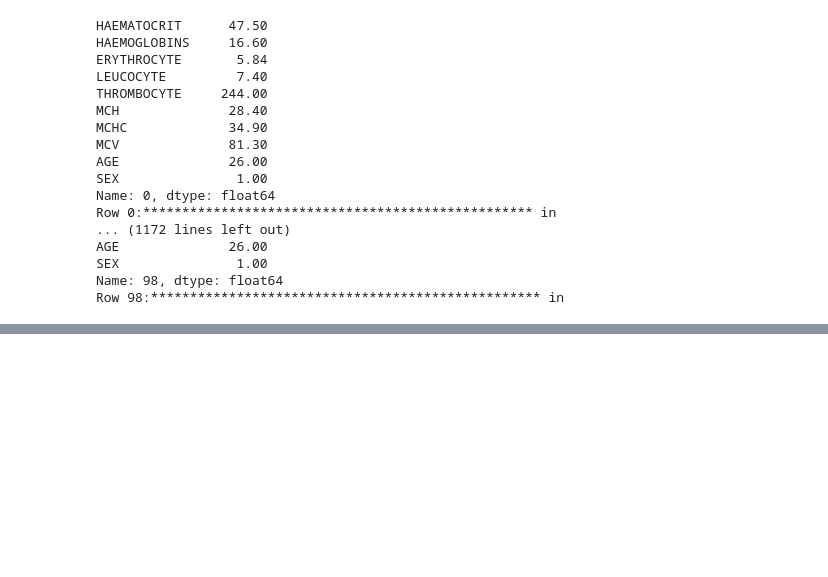
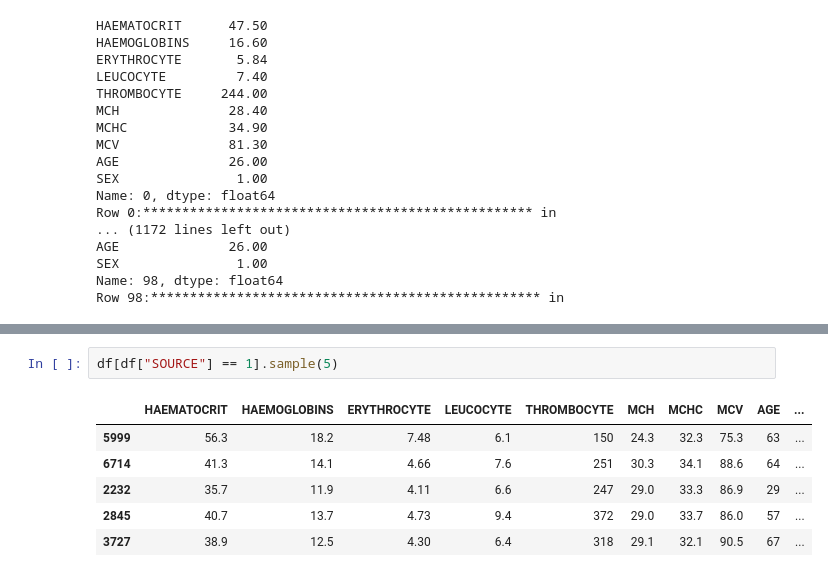
Before and after one commit to ambica-manoj/clinical_trial, a Jupyter notebook: backend/Health.ipynb, the cells around one changed output, grey strips where cells are left out. Cells and saved outputs as stored; diff of their text form; blank space fills up the shorter version.

```diff
--- a/backend/Health.ipynb
+++ b/backend/Health.ipynb
@@ -446,0 +506,9 @@ Row 98:************************************************** in
+# %%
+df[df["SOURCE"] == 1].sample(5)
+# %% [output]
+|  | HAEMATOCRIT | HAEMOGLOBINS | ERYTHROCYTE | LEUCOCYTE | THROMBOCYTE | MCH | MCHC | MCV | AGE | ... |
+| 5999 | 56.3 | 18.2 | 7.48 | 6.1 | 150 | 24.3 | 32.3 | 75.3 | 63 | ... |
+| 6714 | 41.3 | 14.1 | 4.66 | 7.6 | 251 | 30.3 | 34.1 | 88.6 | 64 | ... |
+| 2232 | 35.7 | 11.9 | 4.11 | 6.6 | 247 | 29.0 | 33.3 | 86.9 | 29 | ... |
+| 2845 | 40.7 | 13.7 | 4.73 | 9.4 | 372 | 29.0 | 33.7 | 86.0 | 57 | ... |
+| 3727 | 38.9 | 12.5 | 4.30 | 6.4 | 318 | 29.1 | 32.1 | 90.5 | 67 | ... |
```
Also changed, not shown: parts of 8 cells of this notebook, 6 other files.
